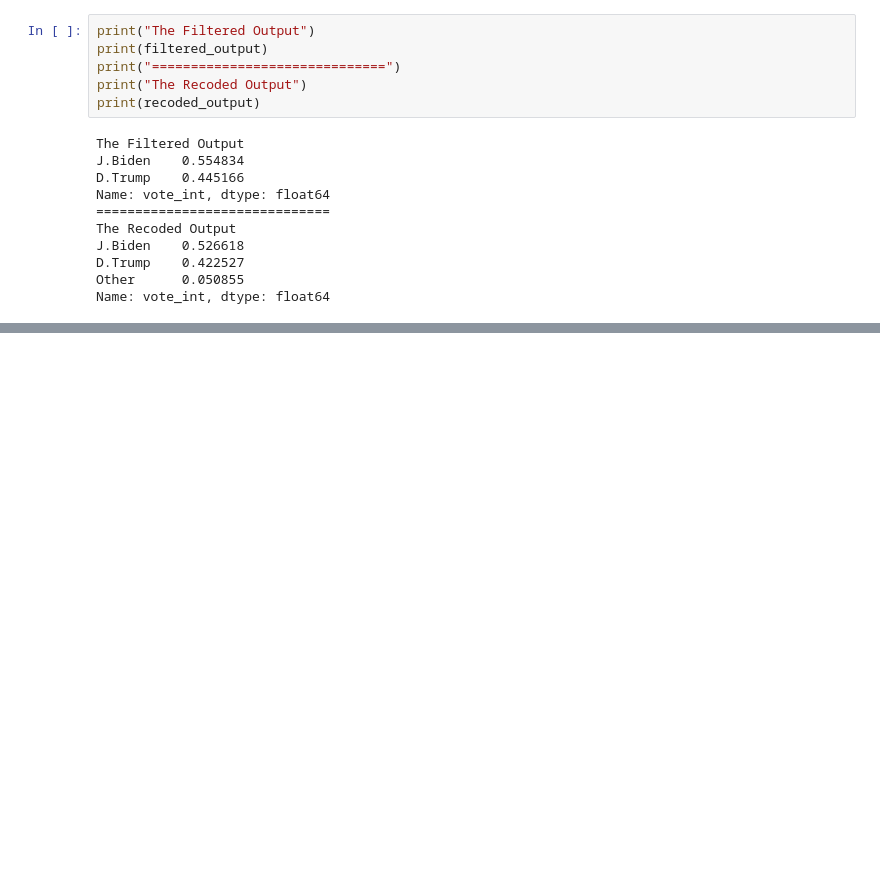
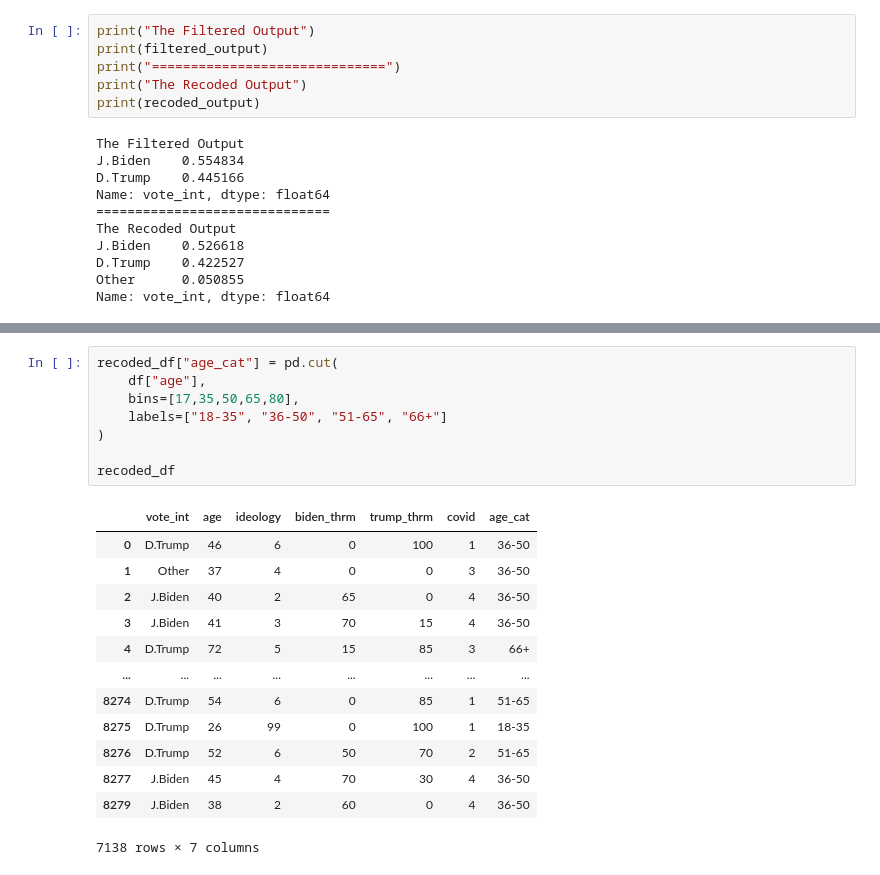
Before and after one commit to mickaeltemporao/itds, a Jupyter notebook: materials/06-data-management-variables.ipynb, the cells around one changed output, grey strips where cells are left out. Drawn from its saved outputs; the diff is of its cells as text; blank space fills up the shorter version.

```diff
--- a/materials/06-data-management-variables.ipynb
+++ b/materials/06-data-management-variables.ipynb
@@ -193,0 +209,22 @@ When you recode variables you usually want to add a new variable to keep the raw
+# %%
+recoded_df["age_cat"] = pd.cut(
+    df["age"],
+    bins=[17,35,50,65,80],
+    labels=["18-35", "36-50", "51-65", "66+"]
+)
+
+recoded_df
+# %% [output]
+|  | vote_int | age | ideology | biden_thrm | trump_thrm | covid | age_cat |
+| 0 | D.Trump | 46 | 6 | 0 | 100 | 1 | 36-50 |
+| 1 | Other | 37 | 4 | 0 | 0 | 3 | 36-50 |
+| 2 | J.Biden | 40 | 2 | 65 | 0 | 4 | 36-50 |
+| 3 | J.Biden | 41 | 3 | 70 | 15 | 4 | 36-50 |
+| 4 | D.Trump | 72 | 5 | 15 | 85 | 3 | 66+ |
+| ... | ... | ... | ... | ... | ... | ... | ... |
+| 8274 | D.Trump | 54 | 6 | 0 | 85 | 1 | 51-65 |
+| 8275 | D.Trump | 26 | 99 | 0 | 100 | 1 | 18-35 |
+| 8276 | D.Trump | 52 | 6 | 50 | 70 | 2 | 51-65 |
+| 8277 | J.Biden | 45 | 4 | 70 | 30 | 4 | 36-50 |
+| 8279 | J.Biden | 38 | 2 | 60 | 0 | 4 | 36-50 |
+7138 rows × 7 columns
```
Also changed, not shown: parts of 10 cells of this notebook.
